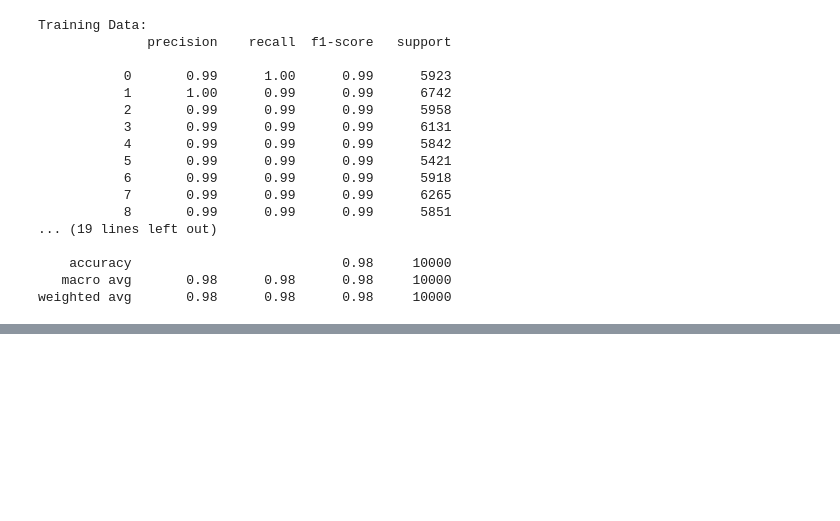
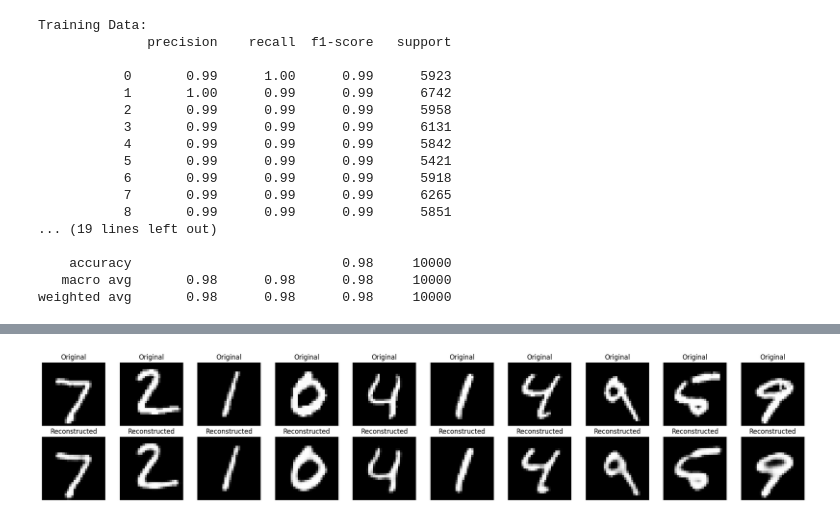
Before and after one commit to Monish-K-S/dl, a Jupyter notebook: dl.ipynb, the cells around one changed output, grey strips where cells are left out. Drawn from its saved outputs; the diff is of its cells as text; code cells hidden in the pictures; blank space fills up the shorter version.

Commit message:
all 10 programs, ignore 9th program

```diff
--- a/dl.ipynb
+++ b/dl.ipynb
@@ -632,0 +822,50 @@ print(caption)
+# %%
+# program 7
+
+import numpy as np
+import matplotlib.pyplot as plt
+import tensorflow as tf
+from tensorflow.keras import layers, models
+
+# Load and normalize MNIST
+(x_train, _), (x_test, _) = tf.keras.datasets.mnist.load_data()
+x_train = x_train.astype('float32').reshape(-1, 28, 28, 1) / 255
+x_test = x_test.astype('float32').reshape(-1, 28, 28, 1) / 255
+
+# Build autoencoder
+input_img = layers.Input(shape=(28, 28, 1))
+x = layers.Conv2D(16, 3, activation='relu', padding='same')(input_img)
+x = layers.MaxPooling2D(2, padding='same')(x)
+x = layers.Conv2D(8, 3, activation='relu', padding='same')(x)
+encoded = layers.MaxPooling2D(2, padding='same')(x)
+
+x = layers.Conv2D(8, 3, activation='relu', padding='same')(encoded)
+x = layers.UpSampling2D(2)(x)
+x = layers.Conv2D(16, 3, activation='relu', padding='same')(x)
+x = layers.UpSampling2D(2)(x)
+decoded = layers.Conv2D(1, 3, activation='sigmoid', padding='same')(x)
+
+autoencoder = models.Model(input_img, decoded)
+autoencoder.compile(optimizer='adam', loss='binary_crossentropy')
+
+# Train
+autoencoder.fit(x_train, x_train, epochs=10, batch_size=128,
+                shuffle=True, validation_data=(x_test, x_test))
+
+# Reconstruct and display 10 images
+decoded_imgs = autoencoder.predict(x_test)
+plt.figure(figsize=(20, 4))
+
+for i in range(10):
+    for j, img, title in [
+        (1, x_test[i].reshape(28, 28), 'Original'),
+        (11, decoded_imgs[i].reshape(28, 28), 'Reconstructed')
+    ]:
+        ax = plt.subplot(2, 10, i + j)
+        plt.imshow(img, cmap='gray')
+        plt.title(title)
+        plt.axis('off')
+
+plt.tight_layout()
+plt.show()
+# %% [output]
@@ -632,0 +889 @@ print(caption)
+[figure, added]
```
Also changed, not shown: parts of 11 cells of this notebook.
